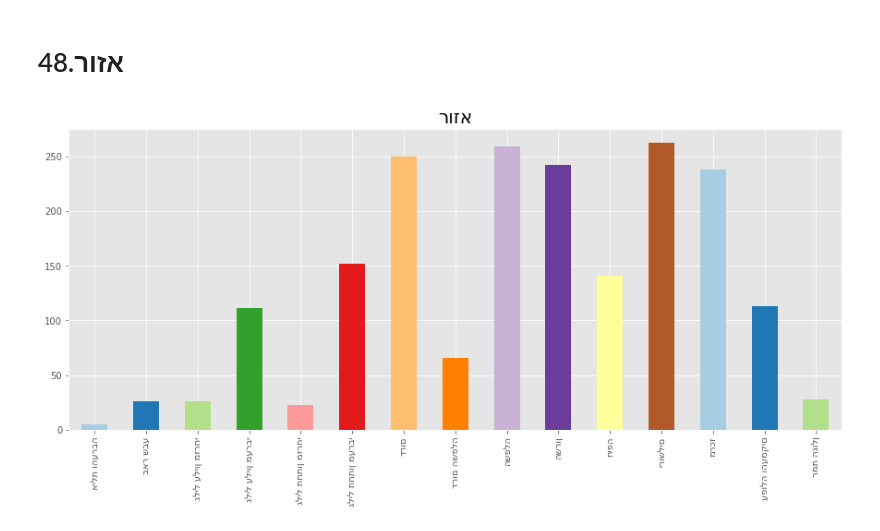
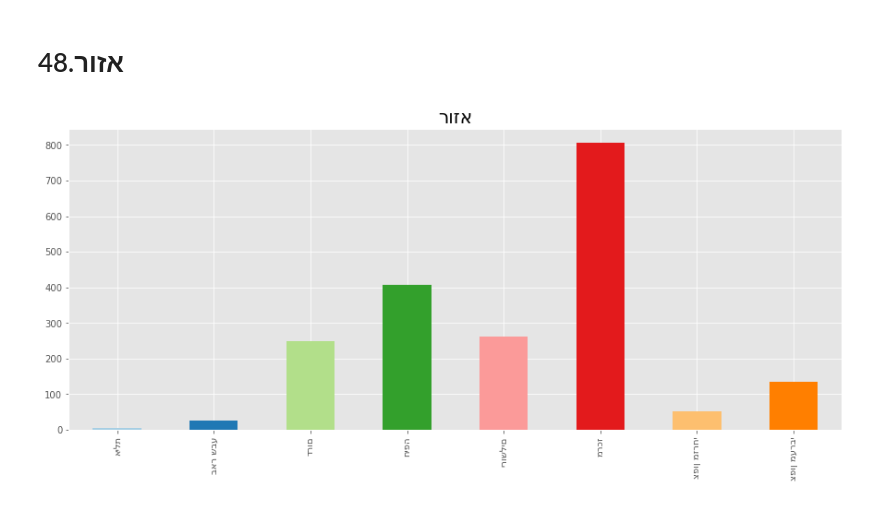
Before and after one commit to rabi320/Data-Analysis-IDF-Transportation, a Jupyter notebook: hayalim.ipynb, the cells around one changed output. Drawn from its saved outputs; the diff is of its cells as text; code cells hidden in the pictures.

```diff
--- a/hayalim.ipynb
+++ b/hayalim.ipynb
@@ -1155,9 +1353,9 @@ four_plot_nominal(43)
 # %%
 plt.figure(figsize = (15,6))
 colors = sns.color_palette("Paired")
-all_data.iloc[:,-2].value_counts().sort_index().plot(kind = 'bar', color = colors)
+all_data.iloc[:,48].value_counts().sort_index().plot(kind = 'bar', color = colors)
 plt.ylabel("")
-plt.title(all_data.columns[-2][::-1],size = 20)
+plt.title(all_data.columns[48][::-1],size = 20)
 plt.show()
 # %% [output]
-[figure, old version]
+[figure, new version]
```
Also changed, not shown: parts of 44 cells of this notebook, 4 other files.
